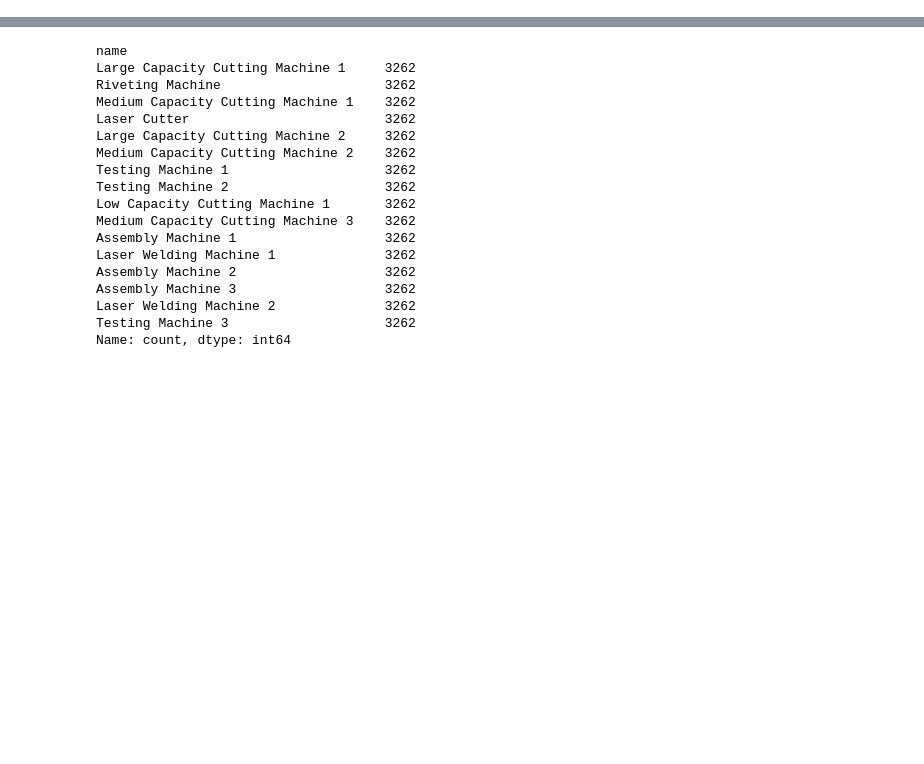
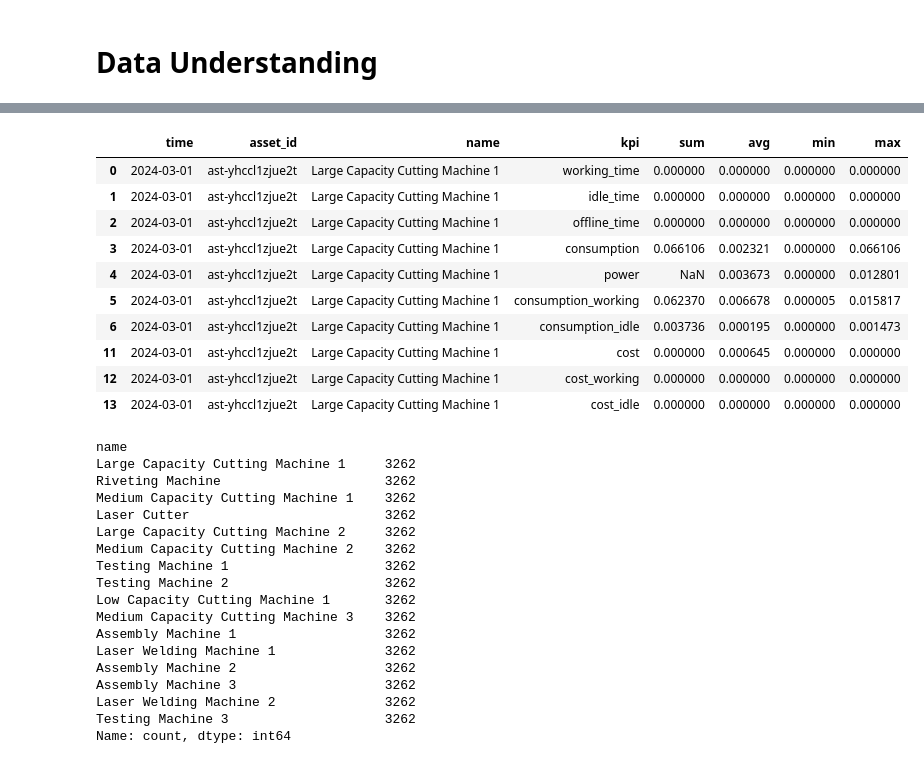
Before and after one commit to sa-team-d/rag, a Jupyter notebook: data.ipynb, the cells around one changed output, grey strips where cells are left out. Saved outputs shown, nothing was run; the diff lists cells and outputs as text; code cells hidden in the pictures; blank space fills up the shorter version.

```diff
--- a/data.ipynb
+++ b/data.ipynb
@@ -1,3 +1,5 @@
+# %% [markdown]
+# Data Understanding
 # %%
 # open the pickle file in the dataset folder
 # and print the first 10 entries
@@ -22,6 +24,23 @@ df.head(10)
 | 11 | 2024-03-01T00:00:00Z | ast-yhccl1zjue2t | Large Capacity Cutting Machine 1 | cost | 0.000000 | 0.000645 | 0.000000 | 0.000000 |
 | 12 | 2024-03-01T00:00:00Z | ast-yhccl1zjue2t | Large Capacity Cutting Machine 1 | cost_working | 0.000000 | 0.000000 | 0.000000 | 0.000000 |
 | 13 | 2024-03-01T00:00:00Z | ast-yhccl1zjue2t | Large Capacity Cutting Machine 1 | cost_idle | 0.000000 | 0.000000 | 0.000000 | 0.000000 |
+# %%
+# take only the first 10 chars of time column
+df['time'] = df['time'].str[:10]
+
+df.head(10)
+# %% [output]
+|  | time | asset_id | name | kpi | sum | avg | min | max |
+| 0 | 2024-03-01 | ast-yhccl1zjue2t | Large Capacity Cutting Machine 1 | working_time | 0.000000 | 0.000000 | 0.000000 | 0.000000 |
+| 1 | 2024-03-01 | ast-yhccl1zjue2t | Large Capacity Cutting Machine 1 | idle_time | 0.000000 | 0.000000 | 0.000000 | 0.000000 |
+| 2 | 2024-03-01 | ast-yhccl1zjue2t | Large Capacity Cutting Machine 1 | offline_time | 0.000000 | 0.000000 | 0.000000 | 0.000000 |
+| 3 | 2024-03-01 | ast-yhccl1zjue2t | Large Capacity Cutting Machine 1 | consumption | 0.066106 | 0.002321 | 0.000000 | 0.066106 |
+| 4 | 2024-03-01 | ast-yhccl1zjue2t | Large Capacity Cutting Machine 1 | power | NaN | 0.003673 | 0.000000 | 0.012801 |
+| 5 | 2024-03-01 | ast-yhccl1zjue2t | Large Capacity Cutting Machine 1 | consumption_working | 0.062370 | 0.006678 | 0.000005 | 0.015817 |
+| 6 | 2024-03-01 | ast-yhccl1zjue2t | Large Capacity Cutting Machine 1 | consumption_idle | 0.003736 | 0.000195 | 0.000000 | 0.001473 |
+| 11 | 2024-03-01 | ast-yhccl1zjue2t | Large Capacity Cutting Machine 1 | cost | 0.000000 | 0.000645 | 0.000000 | 0.000000 |
+| 12 | 2024-03-01 | ast-yhccl1zjue2t | Large Capacity Cutting Machine 1 | cost_working | 0.000000 | 0.000000 | 0.000000 | 0.000000 |
+| 13 | 2024-03-01 | ast-yhccl1zjue2t | Large Capacity Cutting Machine 1 | cost_idle | 0.000000 | 0.000000 | 0.000000 | 0.000000 |
 # %%
 # print the description for head differnt value in name column
 print(df['name'].value_counts())
```
Also changed, not shown: parts of 2 cells of this notebook, 2 other files.
